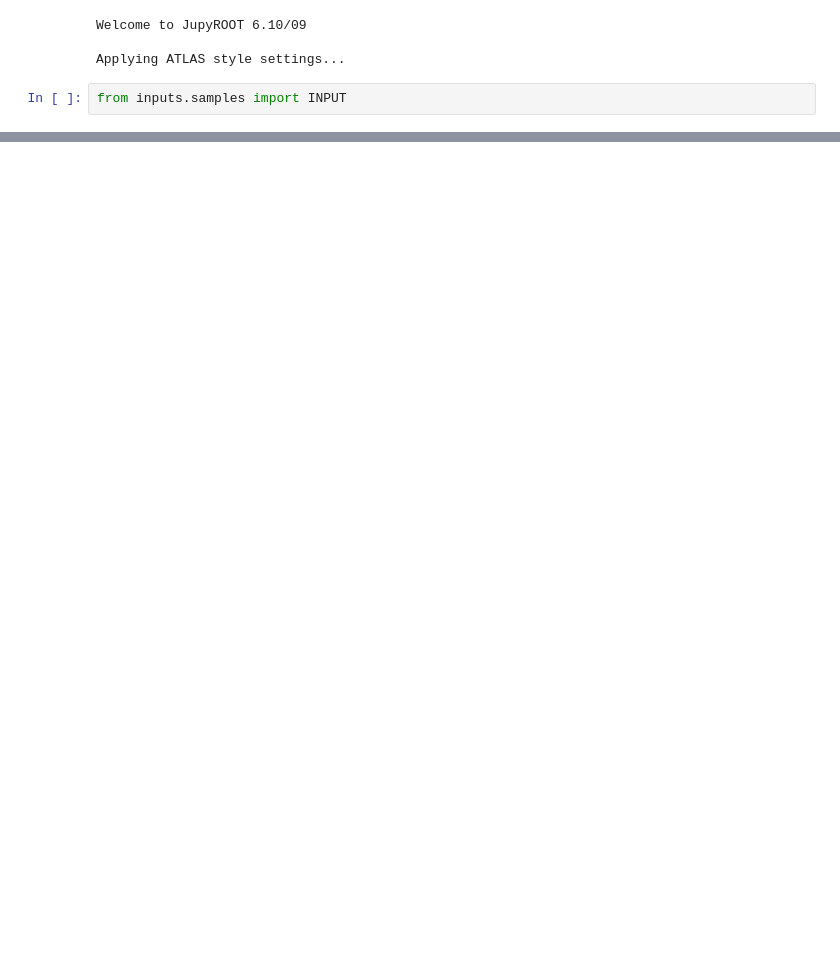
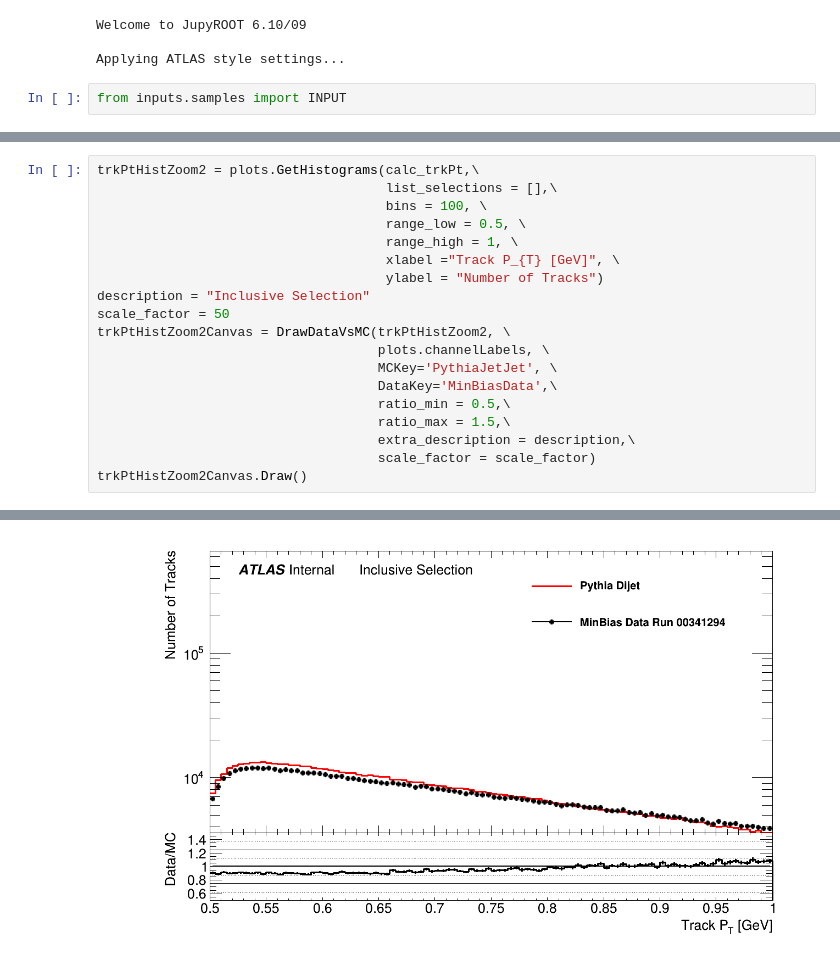
Before and after one commit to jdandoy/EoverPAnalysis, a Jupyter notebook: root_numpy_plotting/ClusterPlots.ipynb, the cells around one changed output, grey strips where cells are left out. Cells and saved outputs as stored; diff of their text form; blank space fills up the shorter version.

```diff
--- a/root_numpy_plotting/ClusterPlots.ipynb
+++ b/root_numpy_plotting/ClusterPlots.ipynb
@@ -395,0 +92,20 @@ TypeError: 'module' object is not callable
+# %%
+trkPtHistZoom2 = plots.GetHistograms(calc_trkPt,\
+                                     list_selections = [],\
+                                     bins = 100, \
+                                     range_low = 0.5, \
+                                     range_high = 1, \
+                                     xlabel ="Track P_{T} [GeV]", \
+                                     ylabel = "Number of Tracks")
+description = "Inclusive Selection"
+scale_factor = 50
+trkPtHistZoom2Canvas = DrawDataVsMC(trkPtHistZoom2, \
+                                    plots.channelLabels, \
+                                    MCKey='PythiaJetJet', \
+                                    DataKey='MinBiasData',\
+                                    ratio_min = 0.5,\
+                                    ratio_max = 1.5,\
+                                    extra_description = description,\
+                                    scale_factor = scale_factor)
+trkPtHistZoom2Canvas.Draw()
+# %% [output]
@@ -395,0 +127 @@ TypeError: 'module' object is not callable
+[figure, added]
```
Also changed, not shown: parts of 62 cells of this notebook.
